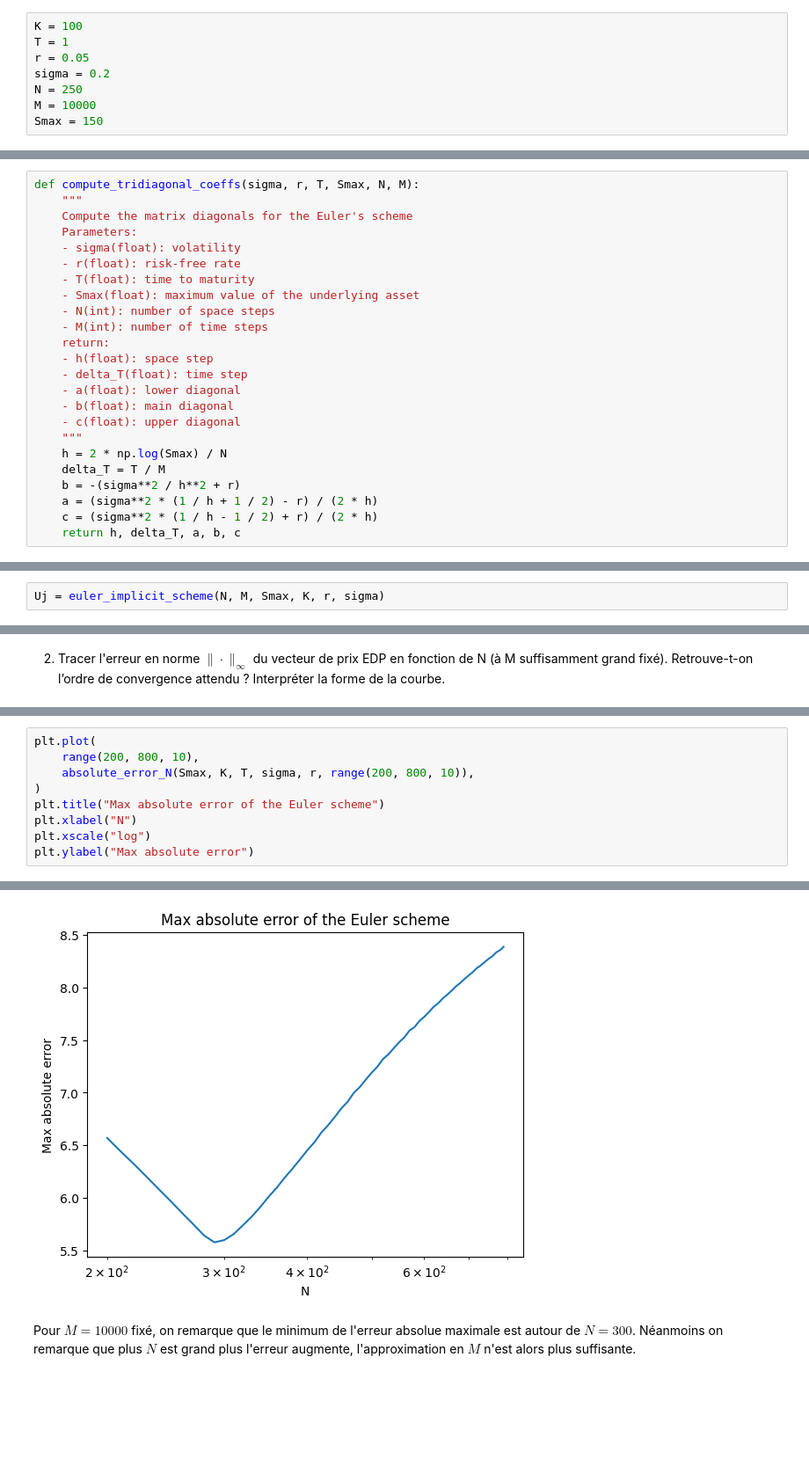
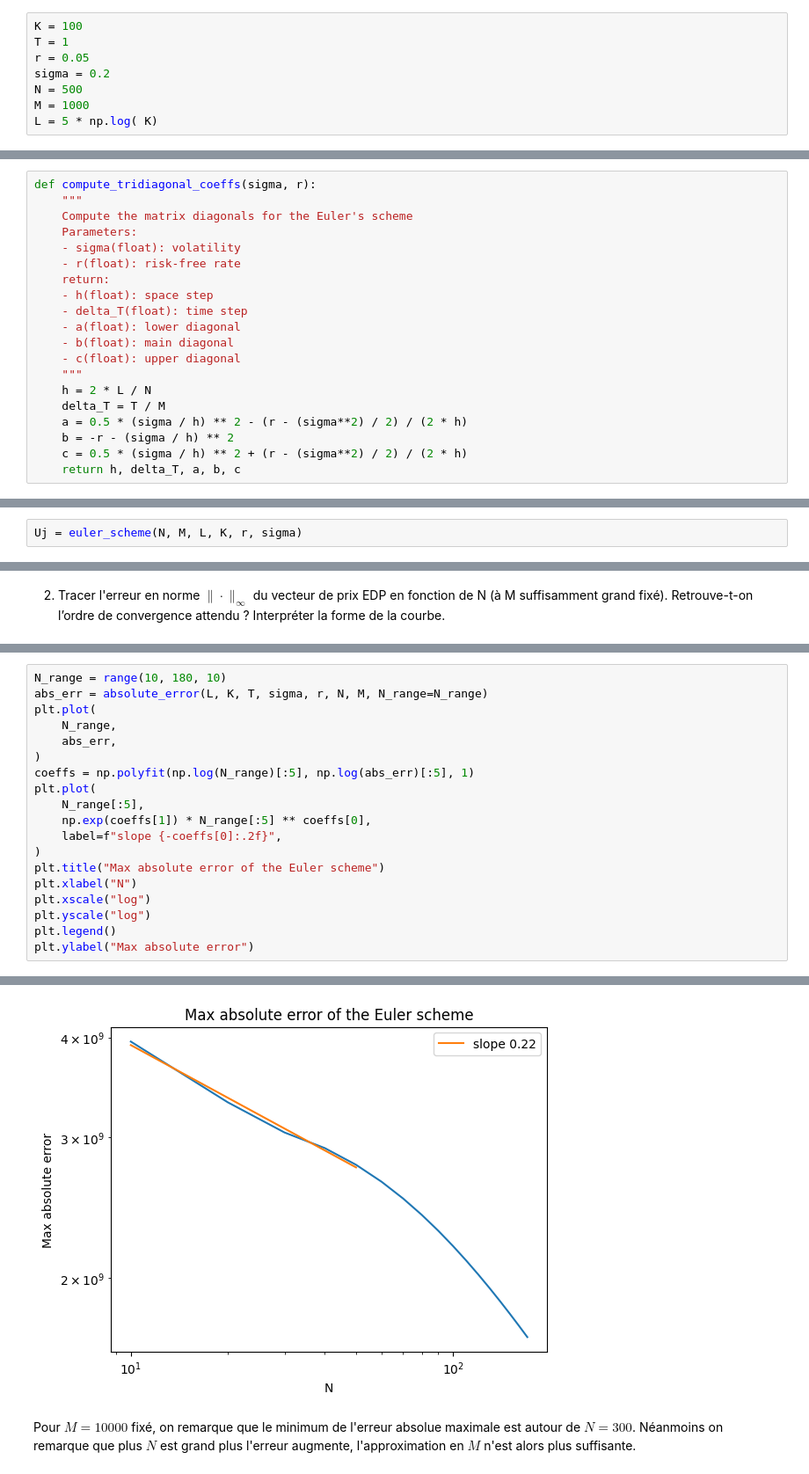
Before and after one commit to kerrianlc/stochastic-proc-fin, a Jupyter notebook: MSF-QIV-LC-M.ipynb, the cells around one changed output, grey strips where cells are left out. Shown: that part at 88% size. Cells and saved outputs as stored; diff of their text form; blank space fills up the shorter version.

```diff
--- a/MSF-QIV-LC-M.ipynb
+++ b/MSF-QIV-LC-M.ipynb
@@ -17,9 +17,9 @@ K = 100
 T = 1
 r = 0.05
 sigma = 0.2
-N = 250
-M = 10000
-Smax = 150
+N = 500
+M = 1000
+L = 5 * np.log( K)
 # %%
 def call_price_black_scholes(K, T, S0, r, sigma):
     """
@@ -38,16 +38,12 @@ def call_price_black_scholes(K, T, S0, r, sigma):
     d2 = d1 - sigma * np.sqrt(T)
     return S0 * norm.cdf(d1) - K * np.exp(-r * T) * norm.cdf(d2)
 # %%
-def compute_tridiagonal_coeffs(sigma, r, T, Smax, N, M):
+def compute_tridiagonal_coeffs(sigma, r):
     """
     Compute the matrix diagonals for the Euler's scheme
     Parameters:
     - sigma(float): volatility
     - r(float): risk-free rate
-    - T(float): time to maturity
-    - Smax(float): maximum value of the underlying asset
-    - N(int): number of space steps
-    - M(int): number of time steps
     return:
     - h(float): space step
     - delta_T(float): time step
@@ -55,9 +51,9 @@ def compute_tridiagonal_coeffs(sigma, r, T, Smax, N, M):
     - b(float): main diagonal
     - c(float): upper diagonal
     """
-    h = 2 * np.log(Smax) / N
+    h = 2 * L / N
     delta_T = T / M
-    b = -(sigma**2 / h**2 + r)
-    a = (sigma**2 * (1 / h + 1 / 2) - r) / (2 * h)
-    c = (sigma**2 * (1 / h - 1 / 2) + r) / (2 * h)
+    a = 0.5 * (sigma / h) ** 2 - (r - (sigma**2) / 2) / (2 * h)
+    b = -r - (sigma / h) ** 2
+    c = 0.5 * (sigma / h) ** 2 + (r - (sigma**2) / 2) / (2 * h)
     return h, delta_T, a, b, c
@@ -145,3 +87,3 @@ def euler_implicit_scheme(N, M, Smax, K, r, sigma, full_matrix=False):
 # %%
-Uj = euler_implicit_scheme(N, M, Smax, K, r, sigma)
+Uj = euler_scheme(N, M, L, K, r, sigma)
 # %%
@@ -210,16 +172,26 @@ def absolute_error_N(Smax, K, T, sigma, r, N_range=range(100, 1000, 10)):
     return results
 # %%
+N_range = range(10, 180, 10)
+abs_err = absolute_error(L, K, T, sigma, r, N, M, N_range=N_range)
 plt.plot(
-    range(200, 800, 10),
-    absolute_error_N(Smax, K, T, sigma, r, range(200, 800, 10)),
+    N_range,
+    abs_err,
+)
+coeffs = np.polyfit(np.log(N_range)[:5], np.log(abs_err)[:5], 1)
+plt.plot(
+    N_range[:5],
+    np.exp(coeffs[1]) * N_range[:5] ** coeffs[0],
+    label=f"slope {-coeffs[0]:.2f}",
 )
 plt.title("Max absolute error of the Euler scheme")
 plt.xlabel("N")
 plt.xscale("log")
+plt.yscale("log")
+plt.legend()
 plt.ylabel("Max absolute error")
 # %% [output]
 Text(0, 0.5, 'Max absolute error')
-[figure, old version]
+[figure, new version]
 # %% [markdown]
 Pour $M=10000$ fixé, on remarque que le minimum de l'erreur absolue maximale est autour de $N=300$. Néanmoins on remarque que plus $N$ est grand plus l'erreur augmente, l'approximation en $M$ n'est alors plus suffisante.
 # %% [markdown]
```
Also changed, not shown: parts of 8 cells of this notebook, 1 other file.
